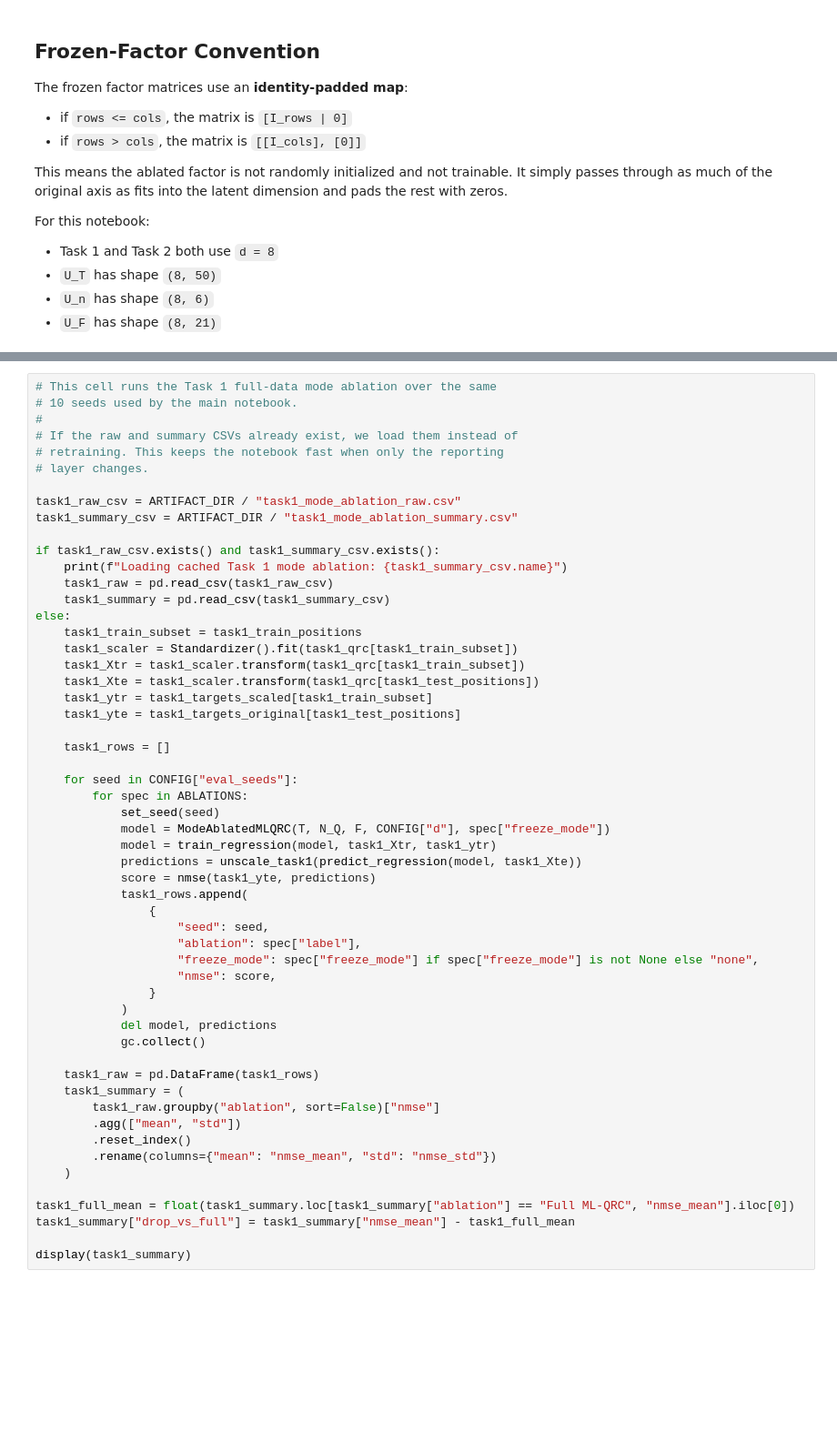
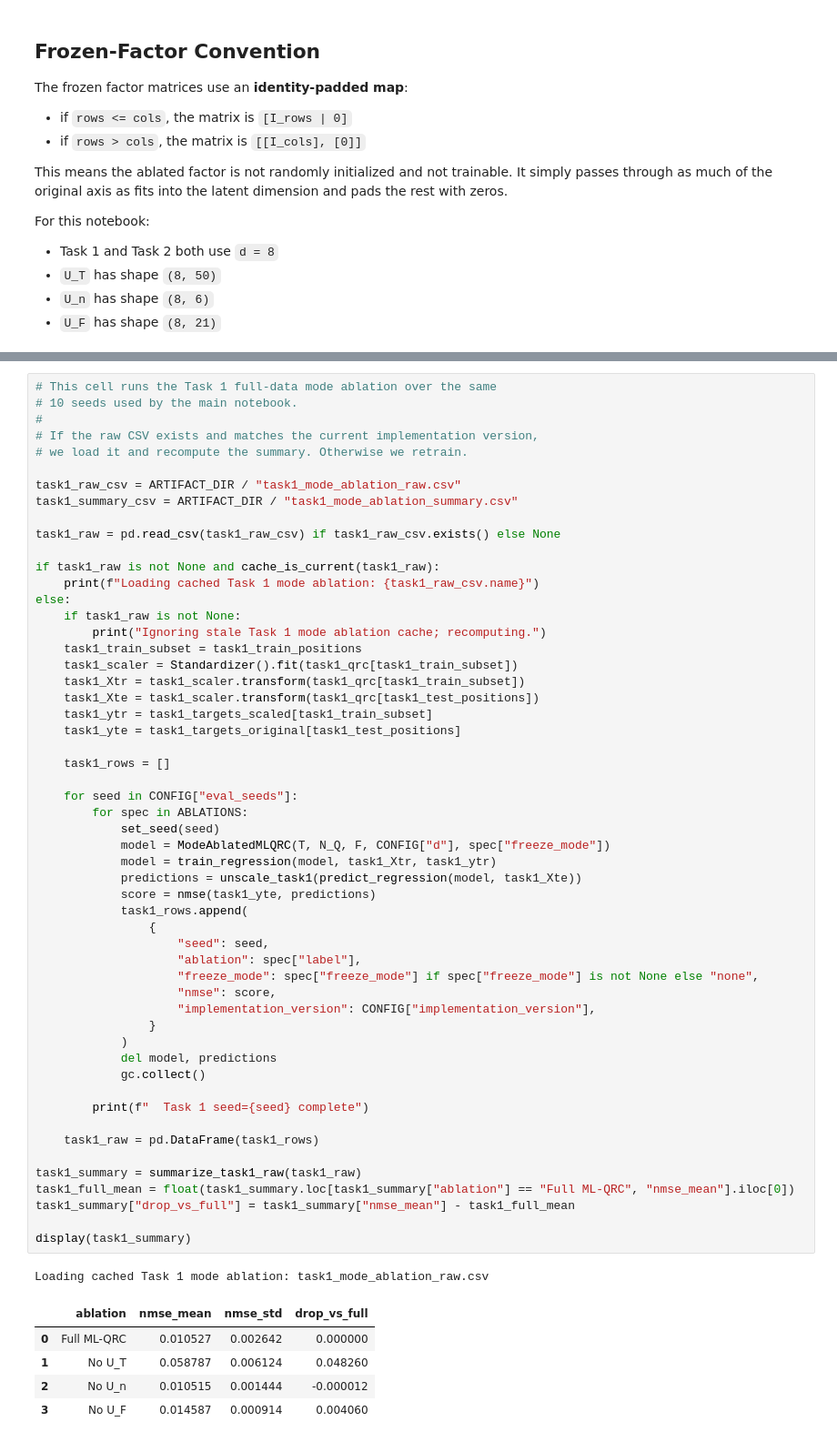
Before and after one commit to vantnprof/ML-QRC, a Jupyter notebook: notebooks/mode_ablation_ml_qrc.ipynb, the cells around one changed output, grey strips where cells are left out. Shown at 91% size. Saved outputs shown, nothing was run; the diff lists cells and outputs as text; blank space fills up the shorter version.

```diff
--- a/notebooks/mode_ablation_ml_qrc.ipynb
+++ b/notebooks/mode_ablation_ml_qrc.ipynb
@@ -389,57 +452,63 @@ for spec in ABLATIONS:
 # This cell runs the Task 1 full-data mode ablation over the same
 # 10 seeds used by the main notebook.
 #
-# If the raw and summary CSVs already exist, we load them instead of
-# retraining. This keeps the notebook fast when only the reporting
-# layer changes.
+# If the raw CSV exists and matches the current implementation version,
+# we load it and recompute the summary. Otherwise we retrain.
 
 task1_raw_csv = ARTIFACT_DIR / "task1_mode_ablation_raw.csv"
 task1_summary_csv = ARTIFACT_DIR / "task1_mode_ablation_summary.csv"
 
-if task1_raw_csv.exists() and task1_summary_csv.exists():
-    print(f"Loading cached Task 1 mode ablation: {task1_summary_csv.name}")
-    task1_raw = pd.read_csv(task1_raw_csv)
-    task1_summary = pd.read_csv(task1_summary_csv)
+task1_raw = pd.read_csv(task1_raw_csv) if task1_raw_csv.exists() else None
+
+if task1_raw is not None and cache_is_current(task1_raw):
+    print(f"Loading cached Task 1 mode ablation: {task1_raw_csv.name}")
 else:
+    if task1_raw is not None:
+        print("Ignoring stale Task 1 mode ablation cache; recomputing.")
     task1_train_subset = task1_train_positions
     task1_scaler = Standardizer().fit(task1_qrc[task1_train_subset])
     task1_Xtr = task1_scaler.transform(task1_qrc[task1_train_subset])
     task1_Xte = task1_scaler.transform(task1_qrc[task1_test_positions])
     task1_ytr = task1_targets_scaled[task1_train_subset]
     task1_yte = task1_targets_original[task1_test_positions]
 
     task1_rows = []
 
     for seed in CONFIG["eval_seeds"]:
         for spec in ABLATIONS:
             set_seed(seed)
             model = ModeAblatedMLQRC(T, N_Q, F, CONFIG["d"], spec["freeze_mode"])
             model = train_regression(model, task1_Xtr, task1_ytr)
             predictions = unscale_task1(predict_regression(model, task1_Xte))
             score = nmse(task1_yte, predictions)
             task1_rows.append(
                 {
                     "seed": seed,
                     "ablation": spec["label"],
                     "freeze_mode": spec["freeze_mode"] if spec["freeze_mode"] is not None else "none",
                     "nmse": score,
+                    "implementation_version": CONFIG["implementation_version"],
                 }
             )
             del model, predictions
             gc.collect()
 
+        print(f"  Task 1 seed={seed} complete")
+
     task1_raw = pd.DataFrame(task1_rows)
-    task1_summary = (
-        task1_raw.groupby("ablation", sort=False)["nmse"]
-        .agg(["mean", "std"])
-        .reset_index()
-        .rename(columns={"mean": "nmse_mean", "std": "nmse_std"})
-    )
 
+task1_summary = summarize_task1_raw(task1_raw)
 task1_full_mean = float(task1_summary.loc[task1_summary["ablation"] == "Full ML-QRC", "nmse_mean"].iloc[0])
 task1_summary["drop_vs_full"] = task1_summary["nmse_mean"] - task1_full_mean
 
 display(task1_summary)
+# %% [output]
+Loading cached Task 1 mode ablation: task1_mode_ablation_raw.csv
+|  | ablation | nmse_mean | nmse_std | drop_vs_full |
+| 0 | Full ML-QRC | 0.010527 | 0.002642 | 0.000000 |
+| 1 | No U_T | 0.058787 | 0.006124 | 0.048260 |
+| 2 | No U_n | 0.010515 | 0.001444 | -0.000012 |
+| 3 | No U_F | 0.014587 | 0.000914 | 0.004060 |
 # %%
 # This cell runs the Task 2 full-data mode ablation over the same
 # 10 seeds used by the main notebook.
```
Also changed, not shown: parts of 12 cells of this notebook, 3 other files.
